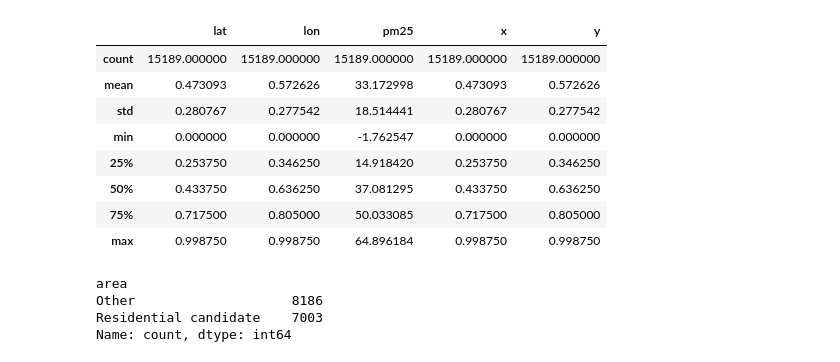
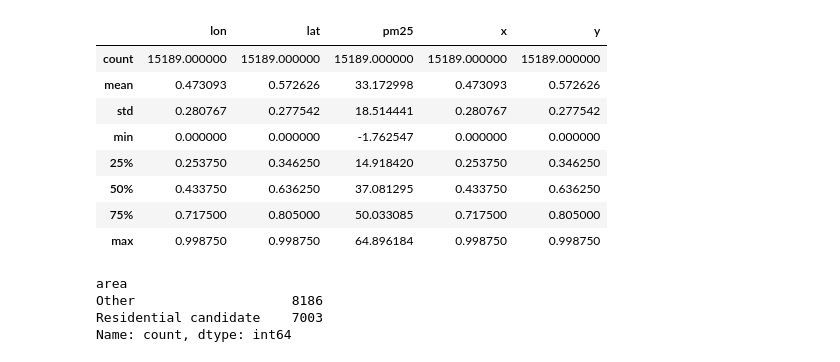
Before and after one commit to Sickthon/PAI_Project_1, a Jupyter notebook: dataset_exploration.ipynb, the cells around one changed output. Cells and saved outputs as stored; diff of their text form; code cells hidden in the pictures.

```diff
--- a/dataset_exploration.ipynb
+++ b/dataset_exploration.ipynb
@@ -1,30 +1,30 @@
 # %%
 import numpy as np
 import pandas as pd
 import matplotlib.pyplot as plt
 import seaborn as sns
 
 %matplotlib inline
 sns.set_theme(style="whitegrid", context="notebook", palette="deep")
 
-# train_x columns: lat, lon, in_residential_area
+# train_x columns: lon, lat, in_residential_area
 train_x = np.loadtxt("train_x.csv", delimiter=",", skiprows=1)
 train_y = np.loadtxt("train_y.csv", delimiter=",", skiprows=1)
 
 df = pd.DataFrame({
-    "lat": train_x[:, 0],
-    "lon": train_x[:, 1],
+    "lon": train_x[:, 0],
+    "lat": train_x[:, 1],
     "residential": train_x[:, 2].astype(bool),
     "pm25": train_y,
 })
-# Retain x/y aliases (x=lat, y=lon) for flexibility
-df["x"] = df["lat"]
-df["y"] = df["lon"]
+# Retain x/y aliases (x=lon, y=lat) for flexibility
+df["x"] = df["lon"]
+df["y"] = df["lat"]
 df["area"] = df["residential"].map({True: "Residential candidate", False: "Other"})
 
 display(df.describe())
 # %% [output]
-|  | lat | lon | pm25 | x | y |
+|  | lon | lat | pm25 | x | y |
 | count | 15189.000000 | 15189.000000 | 15189.000000 | 15189.000000 | 15189.000000 |
 | mean | 0.473093 | 0.572626 | 33.172998 | 0.473093 | 0.572626 |
 | std | 0.280767 | 0.277542 | 18.514441 | 0.280767 | 0.277542 |
```
Also changed, not shown: parts of 2 cells of this notebook, 2 other files.
